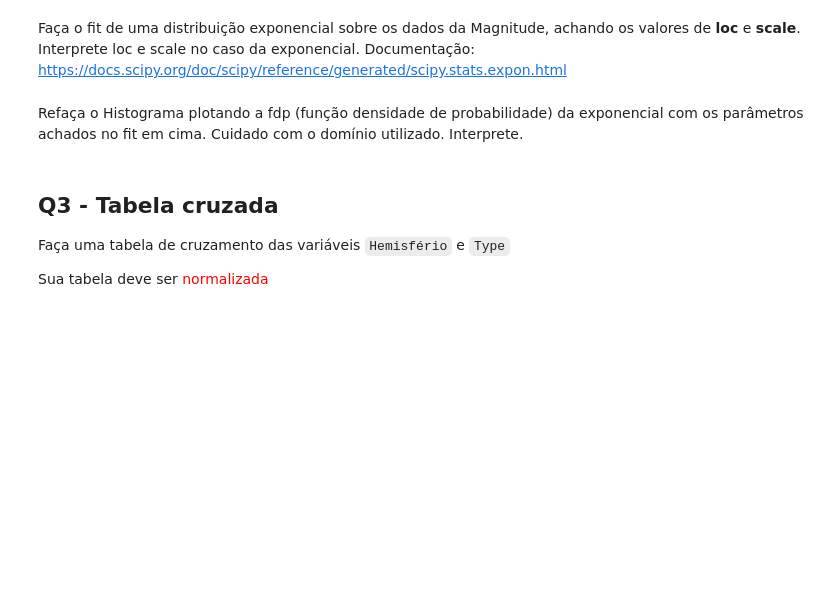
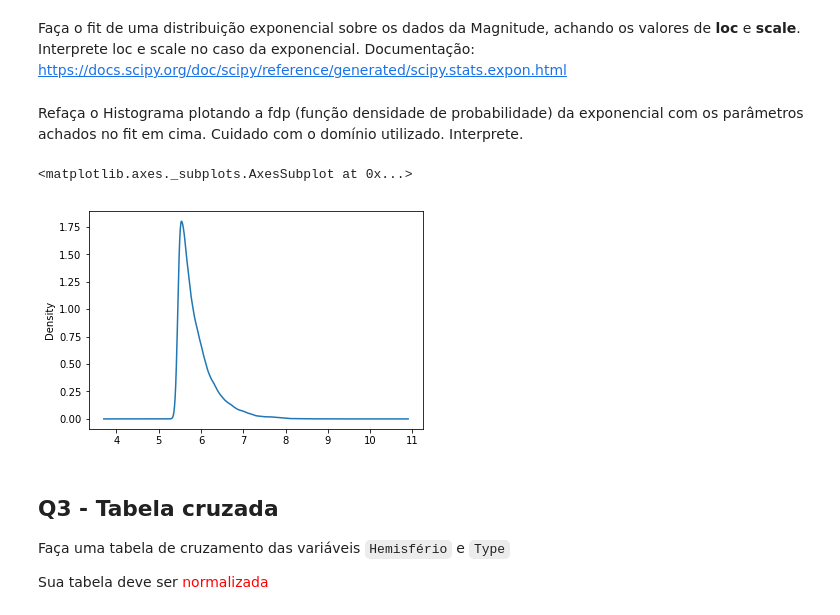
Before and after one commit to guipleite/CD-Insper, a Jupyter notebook: APS5_alunos.ipynb, the cells around one changed output. Cells and saved outputs as stored; diff of their text form; code cells hidden in the pictures; blank space fills up the shorter version.

```diff
--- a/APS5_alunos.ipynb
+++ b/APS5_alunos.ipynb
@@ -68,6 +68,11 @@ Faça o fit de uma distribuição exponencial sobre os dados da Magnitude, achan
 Documentação: https://docs.scipy.org/doc/scipy/reference/generated/scipy.stats.expon.html
 # %% [markdown]
 Refaça o Histograma plotando a fdp (função densidade de probabilidade) da exponencial com os parâmetros achados no fit em cima. Cuidado com o domínio utilizado. Interprete.
+# %%
+df["Magnitude"].plot.density()
+# %% [output]
+<matplotlib.axes._subplots.AxesSubplot at 0x...>
+[figure, added]
 # %% [markdown]
 ## Q3 - Tabela cruzada
 
```
Also changed, not shown: parts of 4 cells of this notebook.
